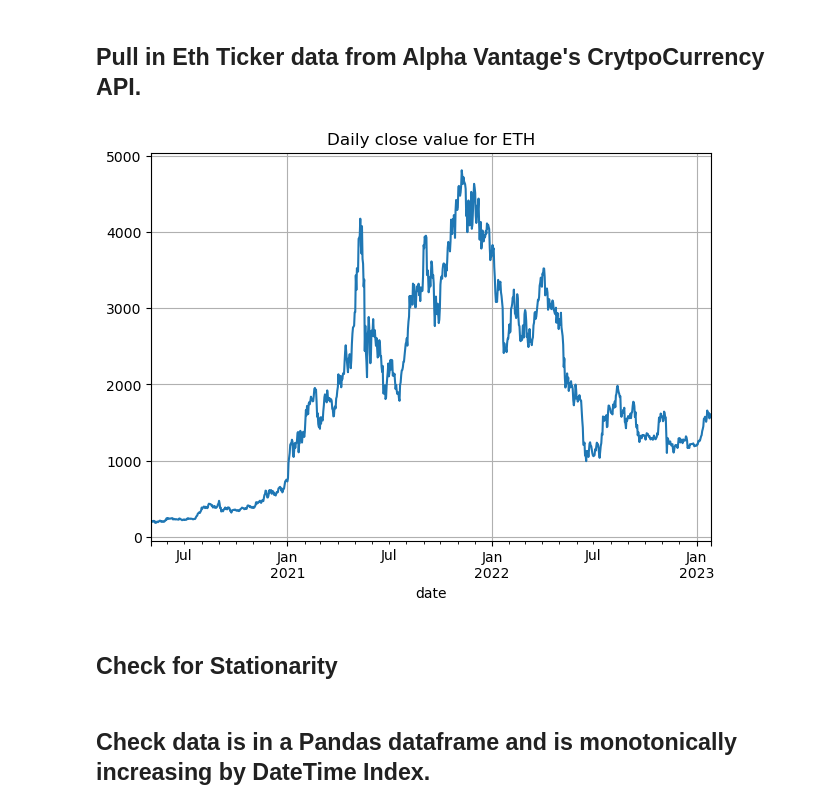
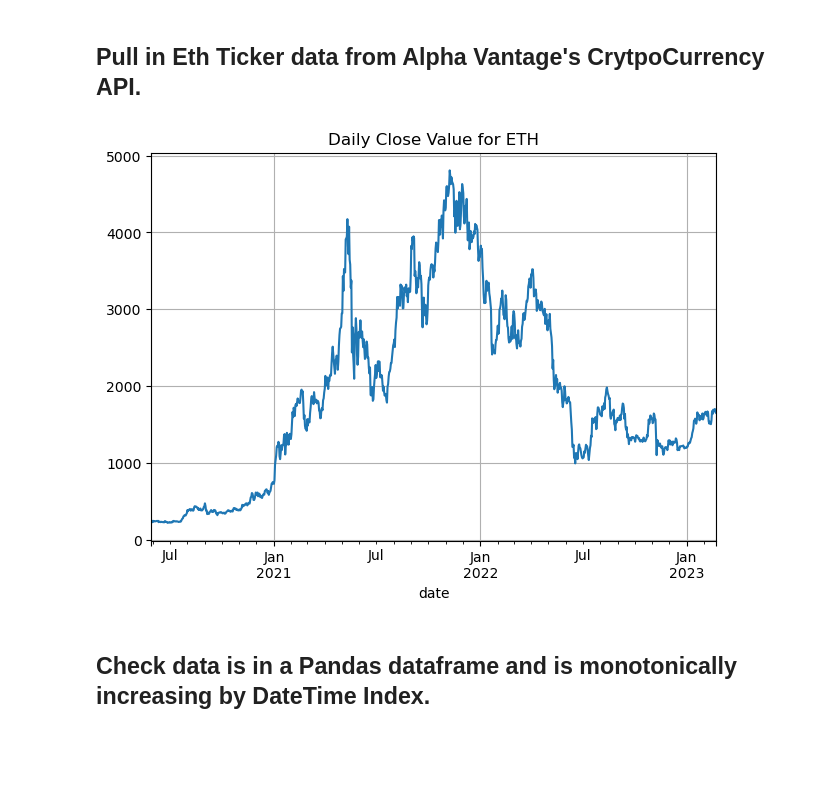
Before and after one commit to DanielTatem11/EthTimeSeriesAnalysis-Prediction, a Jupyter notebook: EthPrediction-Keyless.ipynb, the cells around one changed output. Cells and saved outputs as stored; diff of their text form; code cells hidden in the pictures; blank space fills up the shorter version.

```diff
--- a/EthPrediction-Keyless.ipynb
+++ b/EthPrediction-Keyless.ipynb
@@ -29,23 +26,19 @@ import warnings
 ## Pull in Eth Ticker data  from Alpha Vantage's CrytpoCurrency API.
 # %%
 def get_ticker_data(key):
-    #Used for exploring data format structure and metadata
-    #ts = TimeSeries(key, output_format ='pandas')
-    #data, meta = ts.get_intraday(function=DIGITAL_CURRENCY_DAILY, 'ETH', interval='1min', outputsize='full')
-
     cc = CryptoCurrencies(key=key, output_format='pandas')
     data, meta_data = cc.get_digital_currency_daily(symbol='ETH', market='USD')
+
     data['4b. close (USD)'].plot()
     plt.tight_layout()
-    plt.title('Daily close value for ETH')
+    plt.title('Daily Close Value for ETH')
     plt.grid()
     plt.show()
+
     return data, meta_data
 key = "Insert Key Here"
 
 
 data, meta = get_ticker_data(key)
 # %% [output]
-[figure, old version]
+[figure, new version]
-# %% [markdown]
-## Check for Stationarity
```
Also changed, not shown: parts of 13 cells of this notebook.
